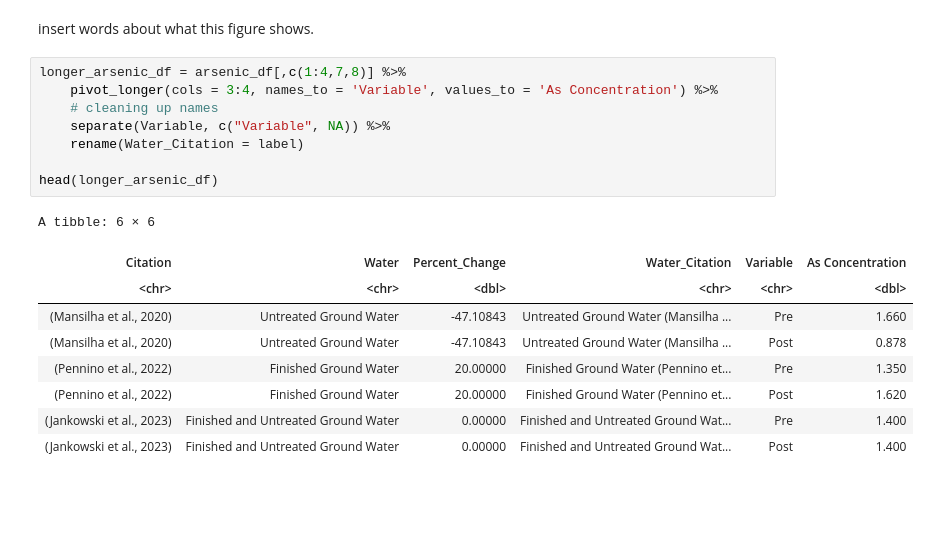
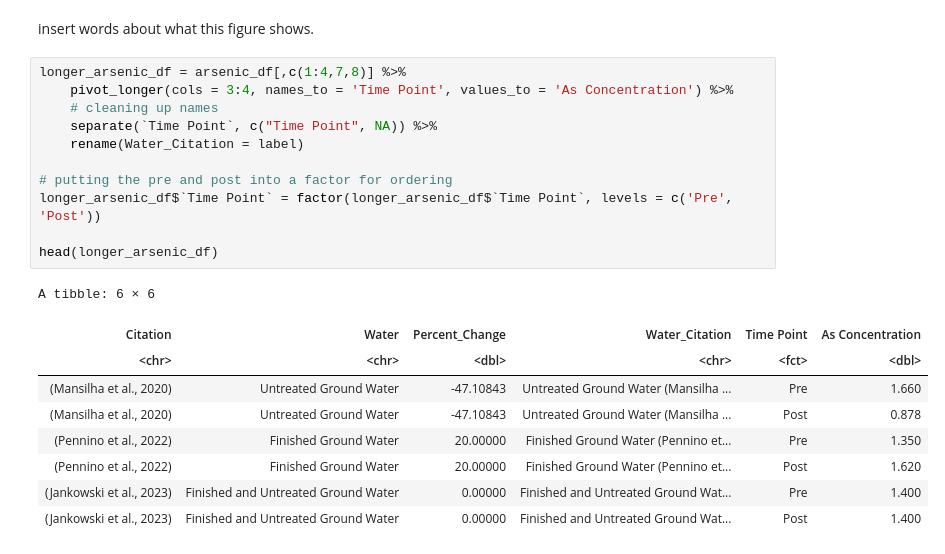
Before and after one commit to Ragerlab/Wildfire-Mobilization-of-Arsenic-into-Water-Resources-A-Systematic-Literature-Review, a Jupyter notebook: Figure 4.ipynb, the cells around one changed output. Saved outputs shown, nothing was run; the diff lists cells and outputs as text; blank space fills up the shorter version.

```diff
--- a/Figure 4.ipynb
+++ b/Figure 4.ipynb
@@ -37,16 +45,19 @@ A tibble: 6 × 8
 insert words about what this figure shows.
 # %%
 longer_arsenic_df = arsenic_df[,c(1:4,7,8)] %>%
-    pivot_longer(cols = 3:4, names_to = 'Variable', values_to = 'As Concentration') %>%
+    pivot_longer(cols = 3:4, names_to = 'Time Point', values_to = 'As Concentration') %>%
     # cleaning up names
-    separate(Variable, c("Variable", NA)) %>%
+    separate(`Time Point`, c("Time Point", NA)) %>%
     rename(Water_Citation = label)
 
+# putting the pre and post into a factor for ordering
+longer_arsenic_df$`Time Point` = factor(longer_arsenic_df$`Time Point`, levels = c('Pre', 'Post'))
+
 head(longer_arsenic_df)
 # %% [output]
 A tibble: 6 × 6
-| Citation | Water | Percent_Change | Water_Citation | Variable | As Concentration |
-| <chr> | <chr> | <dbl> | <chr> | <chr> | <dbl> |
+| Citation | Water | Percent_Change | Water_Citation | Time Point | As Concentration |
+| <chr> | <chr> | <dbl> | <chr> | <fct> | <dbl> |
 | (Mansilha et al., 2020) | Untreated Ground Water | -47.10843 | Untreated Ground Water (Mansilha ... | Pre | 1.660 |
 | (Mansilha et al., 2020) | Untreated Ground Water | -47.10843 | Untreated Ground Water (Mansilha ... | Post | 0.878 |
 | (Pennino et al., 2022) | Finished Ground Water | 20.00000 | Finished Ground Water (Pennino et... | Pre | 1.350 |
```
Also changed, not shown: parts of 4 cells of this notebook, 1 other file.
